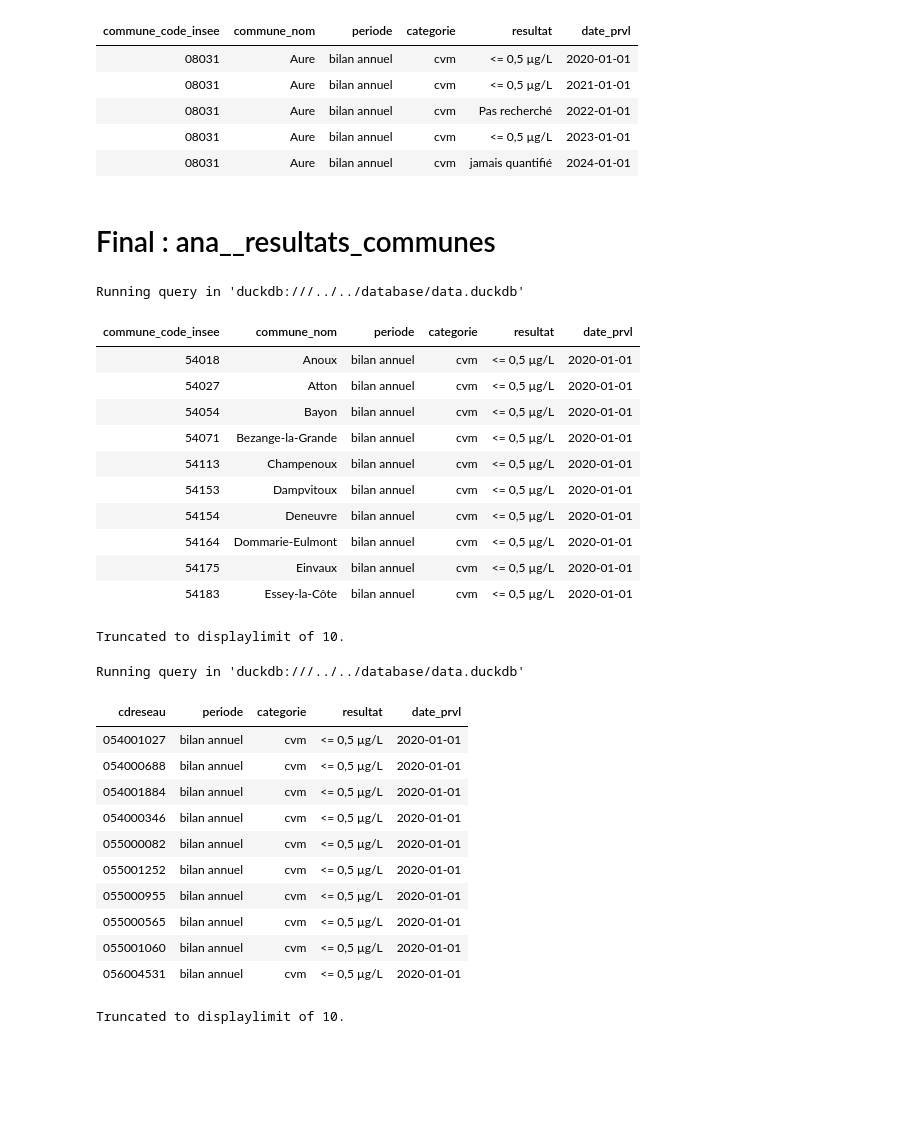
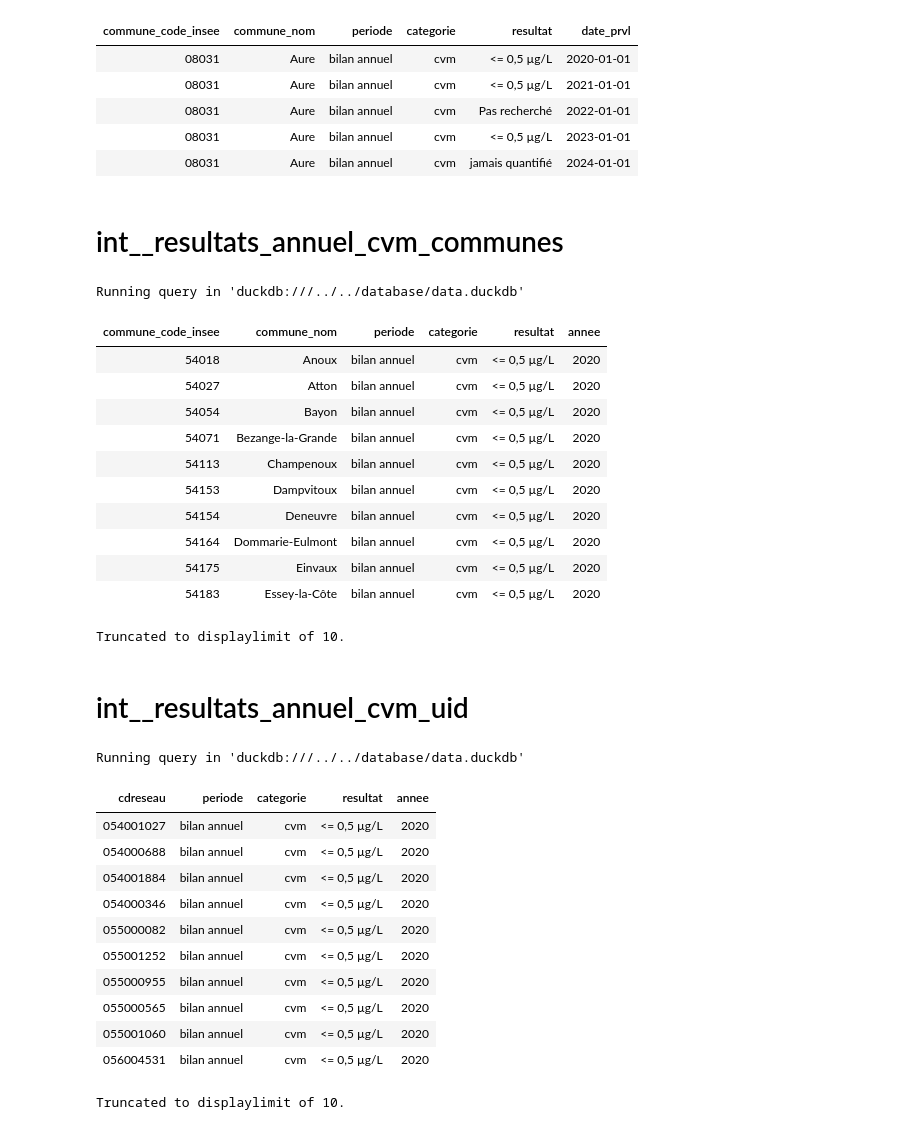
Before and after one commit to dataforgoodfr/13_pollution_eau, a Jupyter notebook: analytics/notebooks/cvm_calcul_conformite_par_commune-MAJ.ipynb, the cells around one changed output. Cells and saved outputs as stored; diff of their text form; code cells hidden in the pictures; blank space fills up the shorter version.

```diff
--- a/analytics/notebooks/cvm_calcul_conformite_par_commune-MAJ.ipynb
+++ b/analytics/notebooks/cvm_calcul_conformite_par_commune-MAJ.ipynb
@@ -562,8 +584,8 @@ Running query in 'duckdb:///../../database/data.duckdb'
 | 08031 | Aure | bilan annuel | cvm | Pas recherché | 2022-01-01 |
 | 08031 | Aure | bilan annuel | cvm | <= 0,5 µg/L | 2023-01-01 |
 | 08031 | Aure | bilan annuel | cvm | jamais quantifié | 2024-01-01 |
-# %% [markdown]
-# Final : ana__resultats_communes
+# %% [markdown]
+# int__resultats_annuel_cvm_communes
 # %%
 %%sql
 WITH
@@ -590,6 +612,11 @@ communes_year AS (
         categorie,
         inseecommune,
         sum(1) AS nb_analyses,
+        sum(CASE WHEN valtraduite = 0 THEN 1
+                 WHEN valtraduite = 1 THEN 1
+                 -- Pas de données qrana dans int__resultats_udi_communes: A ajouter ??
+            ELSE 0
+        END) AS nb_analyses_not_quantify,
         sum(CASE
             WHEN
                 limitequal_float IS NOT NULL AND valtraduite >= limitequal_float
@@ -618,12 +645,13 @@ int__resultats_communes AS (
         inseecommune,
         categorie,
         coalesce(nb_analyses, 0) AS nb_analyses,
+        coalesce(nb_analyses_not_quantify, 0) AS nb_analyses_not_quantify,
         coalesce(nb_analyses_not_ok, 0) AS nb_analyses_not_ok,
         coalesce(nb_analyses_ok, 0) AS nb_analyses_ok,
         CASE
             WHEN coalesce(nb_analyses, 0) = 0 THEN 'Pas recherché'
             WHEN
-                coalesce(nb_analyses, 0) > 0 AND coalesce(nb_analyses_ok, 0) = 0
+                coalesce(nb_analyses_not_quantify, 0) > 0 AND coalesce(nb_analyses_ok, 0) = 0
                 THEN 'jamais quantifié'
             WHEN
                 categorie = 'cvm'
@@ -647,6 +675,7 @@ int__resultats_all_communes AS (
         list_communes_uid.inseecommune,
         list_communes_uid.categorie,
         coalesce(int__resultats_communes.nb_analyses, 0) AS nb_analyses,
+        coalesce(int__resultats_communes.nb_analyses_not_quantify, 0) AS nb_analyses_not_quantify,
         coalesce(int__resultats_communes.nb_analyses_not_ok, 0)
             AS nb_analyses_not_ok,
         coalesce(int__resultats_communes.nb_analyses_ok, 0) AS nb_analyses_ok,
@@ -661,47 +690,48 @@ int__resultats_all_communes AS (
             AND list_communes_uid.inseecommune
             = int__resultats_communes.inseecommune
 ),
 
 cog AS (
     SELECT
         dep AS code_departement,
         reg AS code_region,
         com AS inseecommune,
         libelle AS commune_nom
     FROM
         stg_communes__cog
     WHERE
         typecom = 'COM'
 )
 
 SELECT
     int__resultats_all_communes.inseecommune AS commune_code_insee,
     cog.commune_nom,
     'bilan annuel' AS periode,
     int__resultats_all_communes.categorie,
     int__resultats_all_communes.resultat,
-    cast(concat(int__resultats_all_communes.annee, '-01-01') AS DATE)
-        AS date_prvl
+    int__resultats_all_communes.annee
 FROM
     int__resultats_all_communes
 LEFT JOIN
     cog
     ON
         int__resultats_all_communes.inseecommune = cog.inseecommune
 # %% [output]
 Running query in 'duckdb:///../../database/data.duckdb'
-| commune_code_insee | commune_nom | periode | categorie | resultat | date_prvl |
-| 54018 | Anoux | bilan annuel | cvm | <= 0,5 µg/L | 2020-01-01 |
-| 54027 | Atton | bilan annuel | cvm | <= 0,5 µg/L | 2020-01-01 |
-| 54054 | Bayon | bilan annuel | cvm | <= 0,5 µg/L | 2020-01-01 |
-| 54071 | Bezange-la-Grande | bilan annuel | cvm | <= 0,5 µg/L | 2020-01-01 |
-| 54113 | Champenoux | bilan annuel | cvm | <= 0,5 µg/L | 2020-01-01 |
-| 54153 | Dampvitoux | bilan annuel | cvm | <= 0,5 µg/L | 2020-01-01 |
-| 54154 | Deneuvre | bilan annuel | cvm | <= 0,5 µg/L | 2020-01-01 |
-| 54164 | Dommarie-Eulmont | bilan annuel | cvm | <= 0,5 µg/L | 2020-01-01 |
-| 54175 | Einvaux | bilan annuel | cvm | <= 0,5 µg/L | 2020-01-01 |
-| 54183 | Essey-la-Côte | bilan annuel | cvm | <= 0,5 µg/L | 2020-01-01 |
+| commune_code_insee | commune_nom | periode | categorie | resultat | annee |
+| 54018 | Anoux | bilan annuel | cvm | <= 0,5 µg/L | 2020 |
+| 54027 | Atton | bilan annuel | cvm | <= 0,5 µg/L | 2020 |
+| 54054 | Bayon | bilan annuel | cvm | <= 0,5 µg/L | 2020 |
+| 54071 | Bezange-la-Grande | bilan annuel | cvm | <= 0,5 µg/L | 2020 |
+| 54113 | Champenoux | bilan annuel | cvm | <= 0,5 µg/L | 2020 |
+| 54153 | Dampvitoux | bilan annuel | cvm | <= 0,5 µg/L | 2020 |
+| 54154 | Deneuvre | bilan annuel | cvm | <= 0,5 µg/L | 2020 |
+| 54164 | Dommarie-Eulmont | bilan annuel | cvm | <= 0,5 µg/L | 2020 |
+| 54175 | Einvaux | bilan annuel | cvm | <= 0,5 µg/L | 2020 |
+| 54183 | Essey-la-Côte | bilan annuel | cvm | <= 0,5 µg/L | 2020 |
 Truncated to displaylimit of 10.
+# %% [markdown]
+# int__resultats_annuel_cvm_uid
 # %%
 %%sql
 WITH
@@ -728,6 +758,11 @@ communes_year AS (
         categorie,
         cdreseau,
         sum(1) AS nb_analyses,
+        sum(CASE WHEN valtraduite = 0 THEN 1
+                 WHEN valtraduite = 1 THEN 1
+                 -- Pas de données qrana dans int__resultats_udi_communes: A ajouter ??
+            ELSE 0
+        END) AS nb_analyses_not_quantify,
         sum(CASE
             WHEN
                 limitequal_float IS NOT NULL AND valtraduite >= limitequal_float
@@ -756,12 +791,13 @@ int__resultats_communes AS (
         cdreseau,
         categorie,
         coalesce(nb_analyses, 0) AS nb_analyses,
+        coalesce(nb_analyses_not_quantify, 0) AS nb_analyses_not_quantify,
         coalesce(nb_analyses_not_ok, 0) AS nb_analyses_not_ok,
         coalesce(nb_analyses_ok, 0) AS nb_analyses_ok,
         CASE
             WHEN coalesce(nb_analyses, 0) = 0 THEN 'Pas recherché'
             WHEN
-                coalesce(nb_analyses, 0) > 0 AND coalesce(nb_analyses_ok, 0) = 0
+                coalesce(nb_analyses_not_quantify, 0) > 0 AND coalesce(nb_analyses_ok, 0) = 0
                 THEN 'jamais quantifié'
             WHEN
                 categorie = 'cvm'
@@ -785,6 +821,7 @@ int__resultats_all_communes AS (
         list_communes_uid.cdreseau,
         list_communes_uid.categorie,
         coalesce(int__resultats_communes.nb_analyses, 0) AS nb_analyses,
+        coalesce(int__resultats_communes.nb_analyses_not_quantify, 0) AS nb_analyses_not_quantif,
         coalesce(int__resultats_communes.nb_analyses_not_ok, 0)
             AS nb_analyses_not_ok,
         coalesce(int__resultats_communes.nb_analyses_ok, 0) AS nb_analyses_ok,
@@ -805,21 +842,20 @@ SELECT
     'bilan annuel' AS periode,
     int__resultats_all_communes.categorie,
     int__resultats_all_communes.resultat,
-    cast(concat(int__resultats_all_communes.annee, '-01-01') AS DATE)
-        AS date_prvl
+    int__resultats_all_communes.annee
 FROM
     int__resultats_all_communes
 # %% [output]
 Running query in 'duckdb:///../../database/data.duckdb'
-| cdreseau | periode | categorie | resultat | date_prvl |
-| 054001027 | bilan annuel | cvm | <= 0,5 µg/L | 2020-01-01 |
-| 054000688 | bilan annuel | cvm | <= 0,5 µg/L | 2020-01-01 |
-| 054001884 | bilan annuel | cvm | <= 0,5 µg/L | 2020-01-01 |
-| 054000346 | bilan annuel | cvm | <= 0,5 µg/L | 2020-01-01 |
-| 055000082 | bilan annuel | cvm | <= 0,5 µg/L | 2020-01-01 |
-| 055001252 | bilan annuel | cvm | <= 0,5 µg/L | 2020-01-01 |
-| 055000955 | bilan annuel | cvm | <= 0,5 µg/L | 2020-01-01 |
-| 055000565 | bilan annuel | cvm | <= 0,5 µg/L | 2020-01-01 |
-| 055001060 | bilan annuel | cvm | <= 0,5 µg/L | 2020-01-01 |
-| 056004531 | bilan annuel | cvm | <= 0,5 µg/L | 2020-01-01 |
+| cdreseau | periode | categorie | resultat | annee |
+| 054001027 | bilan annuel | cvm | <= 0,5 µg/L | 2020 |
+| 054000688 | bilan annuel | cvm | <= 0,5 µg/L | 2020 |
+| 054001884 | bilan annuel | cvm | <= 0,5 µg/L | 2020 |
+| 054000346 | bilan annuel | cvm | <= 0,5 µg/L | 2020 |
+| 055000082 | bilan annuel | cvm | <= 0,5 µg/L | 2020 |
+| 055001252 | bilan annuel | cvm | <= 0,5 µg/L | 2020 |
+| 055000955 | bilan annuel | cvm | <= 0,5 µg/L | 2020 |
+| 055000565 | bilan annuel | cvm | <= 0,5 µg/L | 2020 |
+| 055001060 | bilan annuel | cvm | <= 0,5 µg/L | 2020 |
+| 056004531 | bilan annuel | cvm | <= 0,5 µg/L | 2020 |
 Truncated to displaylimit of 10.
```
Also changed, not shown: parts of 4 cells of this notebook, 8 other files.
